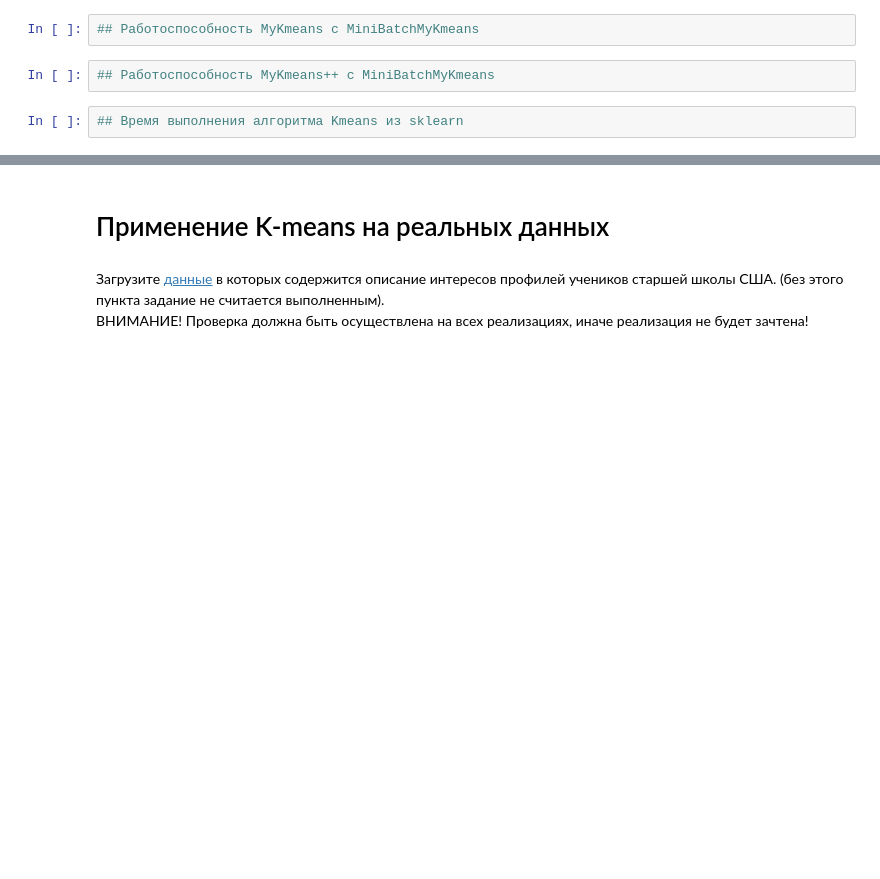
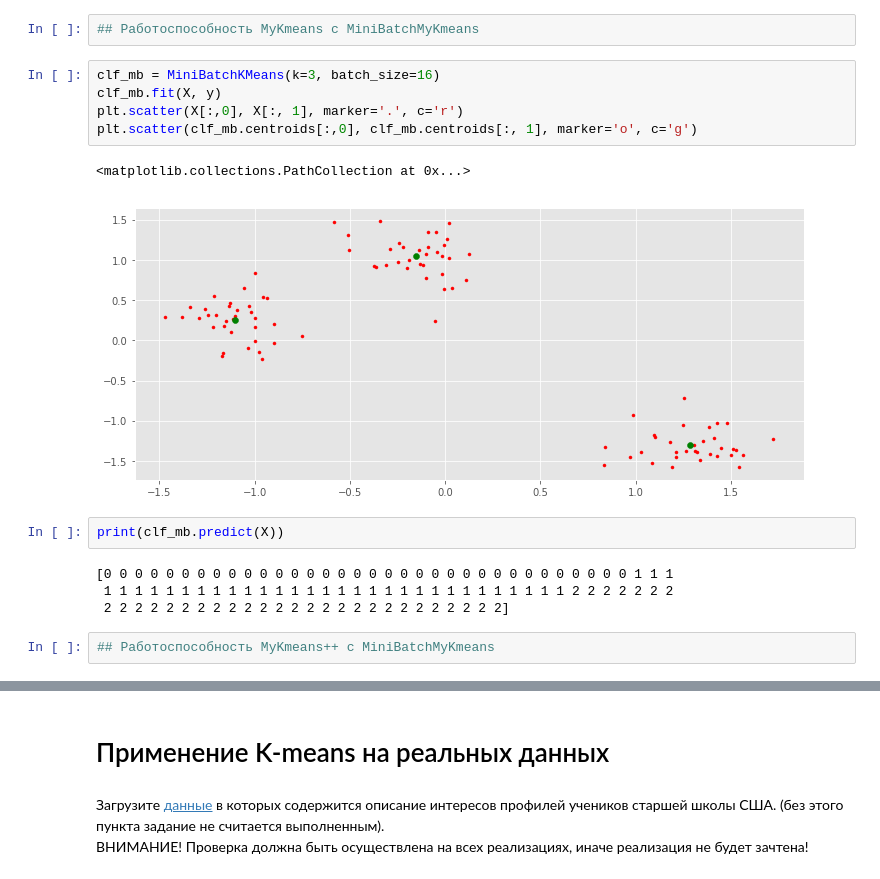
Before and after one commit to Dilshod070/SpereMailRu-AlgsAndStructures, a Jupyter notebook: Sapaev_hw4.ipynb, the cells around one changed output, grey strips where cells are left out. Cells and saved outputs as stored; diff of their text form; blank space fills up the shorter version.

```diff
--- a/Sapaev_hw4.ipynb
+++ b/Sapaev_hw4.ipynb
@@ -243,6 +272,18 @@ print(clf_kpp.predict(X))
 # %%
 ## Работоспособность MyKmeans с MiniBatchMyKmeans
+# %%
+clf_mb = MiniBatchKMeans(k=3, batch_size=16)
+clf_mb.fit(X, y)
+plt.scatter(X[:,0], X[:, 1], marker='.', c='r')
+plt.scatter(clf_mb.centroids[:,0], clf_mb.centroids[:, 1], marker='o', c='g')
+# %% [output]
+<matplotlib.collections.PathCollection at 0x...>
+[figure, added]
+# %%
+print(clf_mb.predict(X))
+# %% [output]
+[0 0 0 0 0 0 0 0 0 0 0 0 0 0 0 0 0 0 0 0 0 0 0 0 0 0 0 0 0 0 0 0 0 0 1 1 1
+ 1 1 1 1 1 1 1 1 1 1 1 1 1 1 1 1 1 1 1 1 1 1 1 1 1 1 1 1 1 1 2 2 2 2 2 2 2
+ 2 2 2 2 2 2 2 2 2 2 2 2 2 2 2 2 2 2 2 2 2 2 2 2 2 2]
 # %%
 ## Работоспособность MyKmeans++ с MiniBatchMyKmeans
-# %%
-## Время выполнения алгоритма Kmeans из sklearn
```
Also changed, not shown: parts of 37 cells of this notebook.
